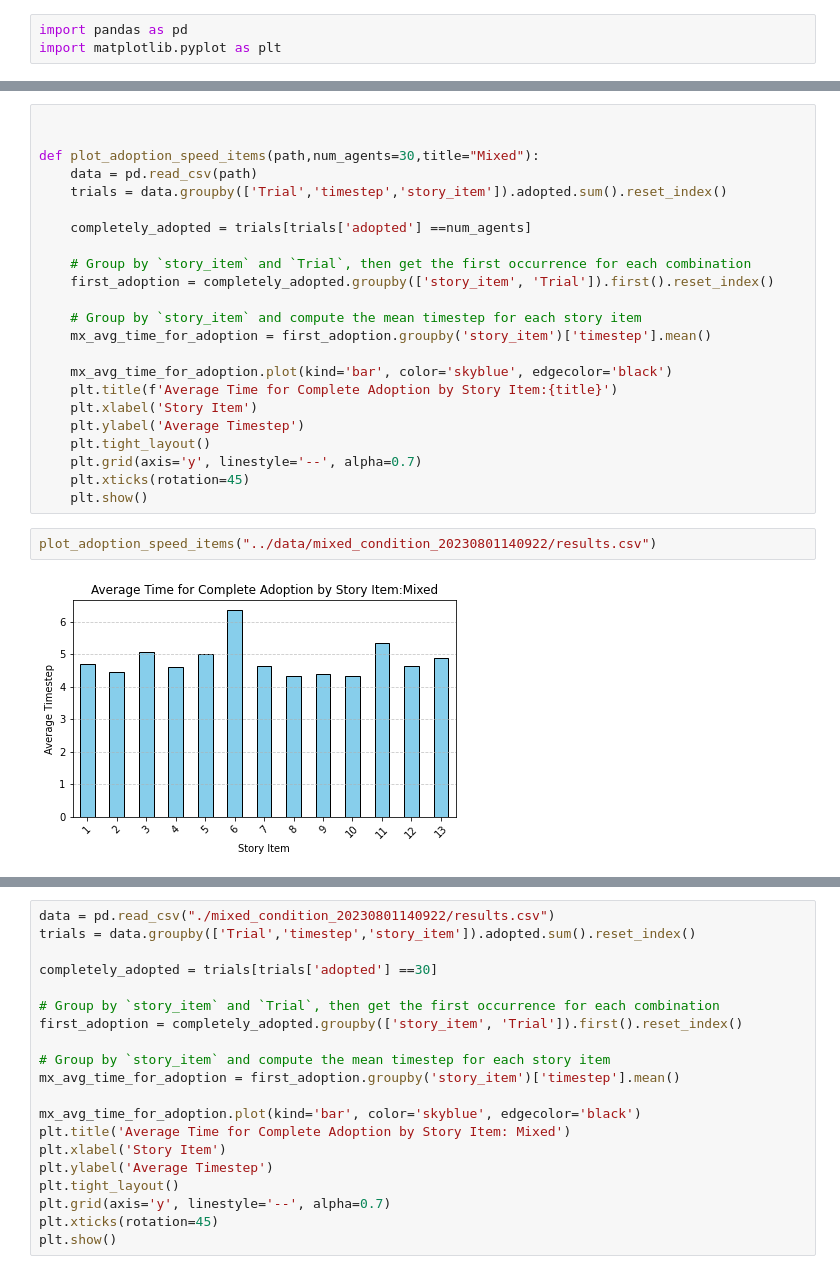
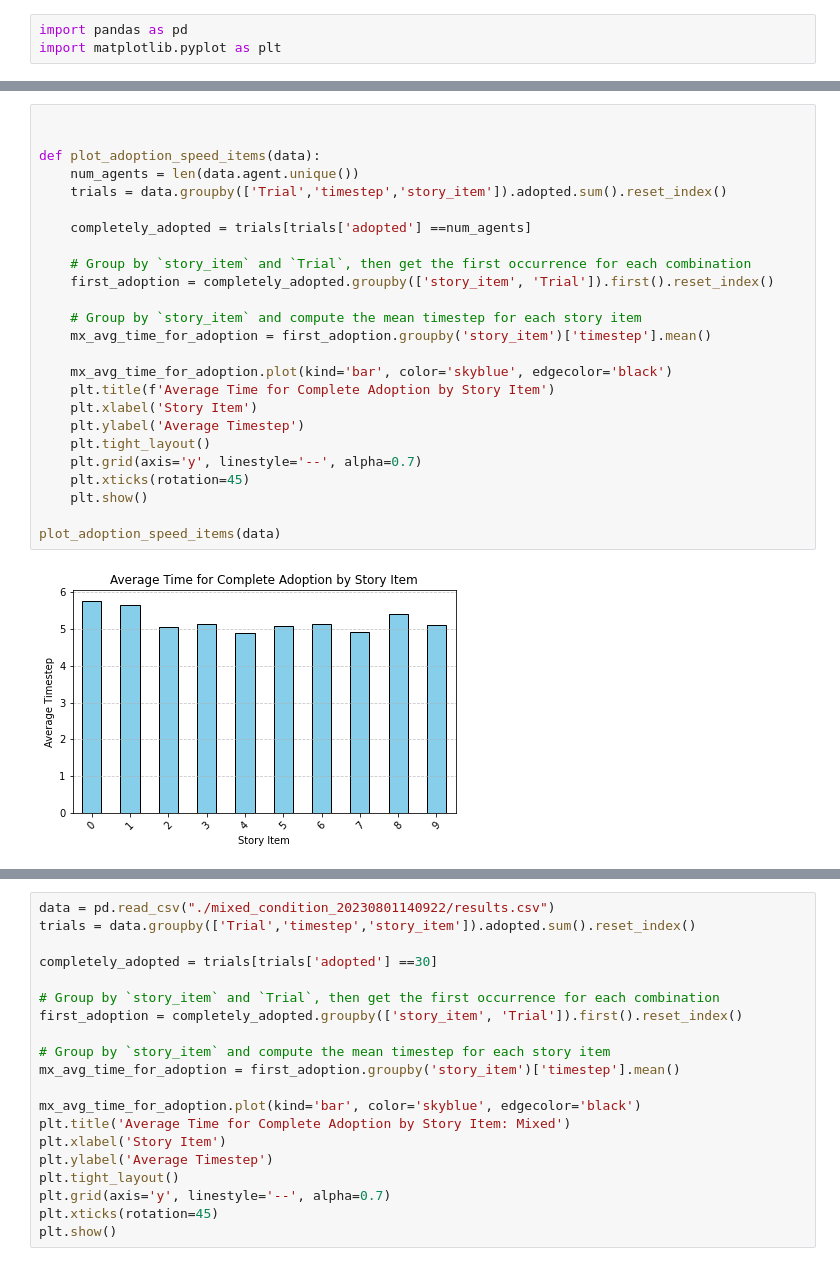
Before and after one commit to c4-lab/NarrativeDiffusion, a Jupyter notebook: analysis/analysis.ipynb, the cells around one changed output, grey strips where cells are left out. Cells and saved outputs as stored; diff of their text form.

```diff
--- a/analysis/analysis.ipynb
+++ b/analysis/analysis.ipynb
@@ -58,27 +77,27 @@ plot_adoption_speed_overall(path)
 # %%
 
 
-def plot_adoption_speed_items(path,num_agents=30,title="Mixed"):
-    data = pd.read_csv(path)
+def plot_adoption_speed_items(data):
+    num_agents = len(data.agent.unique())
     trials = data.groupby(['Trial','timestep','story_item']).adopted.sum().reset_index()
 
     completely_adopted = trials[trials['adopted'] ==num_agents]
 
     # Group by `story_item` and `Trial`, then get the first occurrence for each combination
     first_adoption = completely_adopted.groupby(['story_item', 'Trial']).first().reset_index()
 
     # Group by `story_item` and compute the mean timestep for each story item
     mx_avg_time_for_adoption = first_adoption.groupby('story_item')['timestep'].mean()
 
     mx_avg_time_for_adoption.plot(kind='bar', color='skyblue', edgecolor='black')
-    plt.title(f'Average Time for Complete Adoption by Story Item:{title}')
+    plt.title(f'Average Time for Complete Adoption by Story Item')
     plt.xlabel('Story Item')
     plt.ylabel('Average Timestep')
     plt.tight_layout()
     plt.grid(axis='y', linestyle='--', alpha=0.7)
     plt.xticks(rotation=45)
     plt.show()
+
+plot_adoption_speed_items(data)
+# %% [output]
+[figure, added]
-# %%
-plot_adoption_speed_items("../data/mixed_condition_20230801140922/results.csv")
-# %% [output]
-[figure, removed]
```
Also changed, not shown: parts of 6 cells of this notebook, 5 other files.
